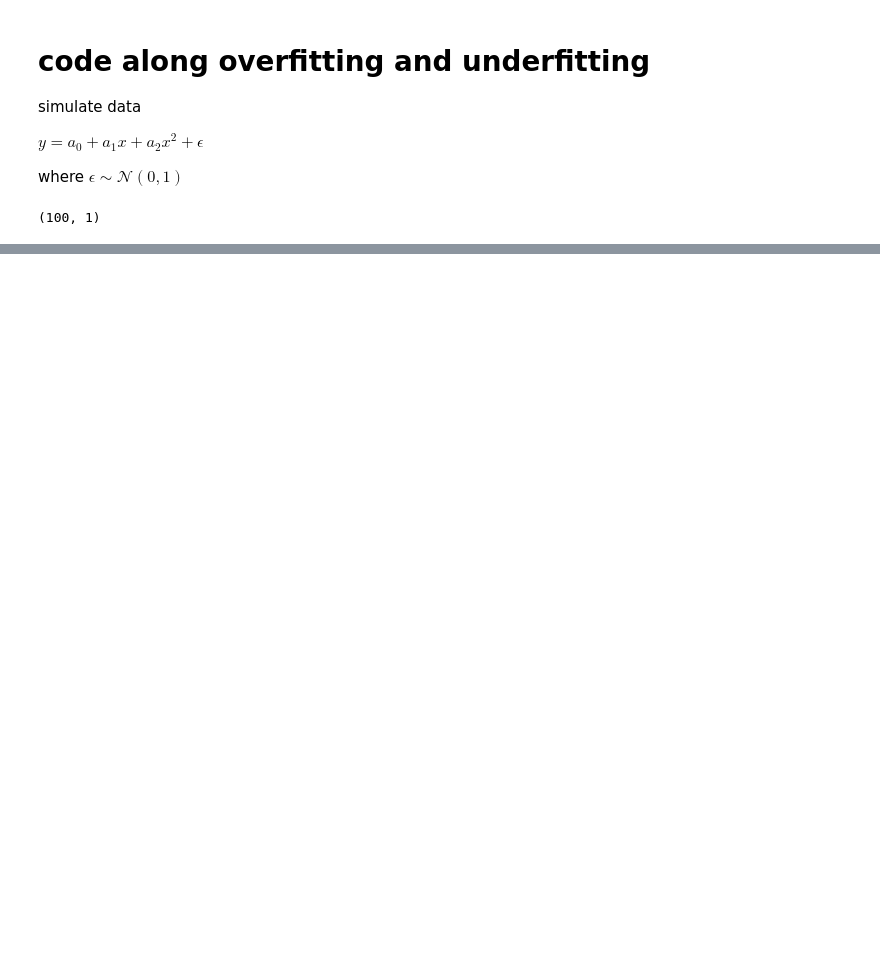
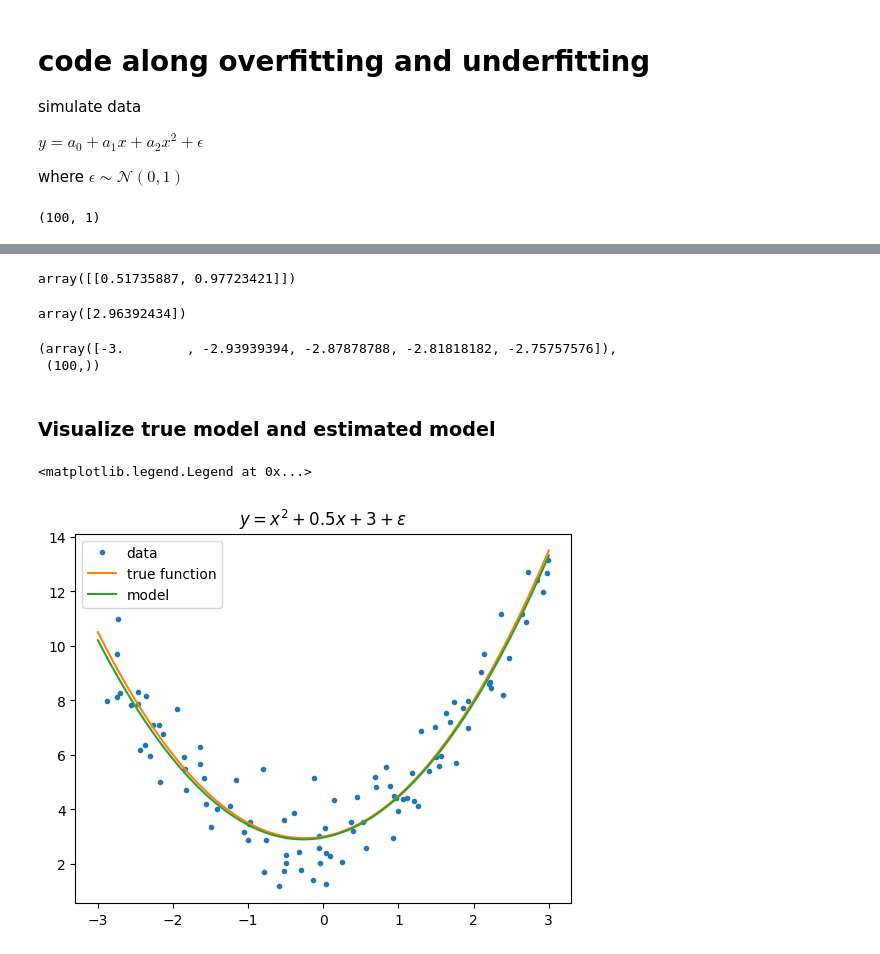
Before and after one commit to NoahEliasson/AI-Noah-Eliasson-OPA23, a Jupyter notebook: code_along/lec02_overfitting_underfitting.ipynb, the cells around one changed output, grey strips where cells are left out. Drawn from its saved outputs; the diff is of its cells as text; code cells hidden in the pictures; blank space fills up the shorter version.

```diff
--- a/code_along/lec02_overfitting_underfitting.ipynb
+++ b/code_along/lec02_overfitting_underfitting.ipynb
@@ -42,0 +52,8 @@ draw_data()
+# %%
+
+# Bias creates a new column with 1s but the LinearRegression() handels this
+poly = PolynomialFeatures(degree=2, include_bias=False)
+
+# from X ha [x1] -> now it has  [x1 x1^2]
+poly_features = poly.fit_transform(X)
+poly_features[:5], poly_features.shape
@@ -42,0 +76,33 @@ draw_data()
+# %%
+from sklearn.linear_model import LinearRegression
+
+model = LinearRegression()
+model.fit(poly_features, y)
+
+# estimated: a1, a2 from data, note that true value was a1=0.5, a2=1
+model.coef_
+# %% [output]
+array([[0.51735887, 0.97723421]])
+# %%
+# estimated a0 from data, note that true a0 = 3
+model.intercept_
+# %% [output]
+array([2.96392434])
+# %%
+# x is our linspace, its 1 dimensional so we need to reshape our x
+x[:5], x.shape
+# %% [output]
+(array([-3.        , -2.93939394, -2.87878788, -2.81818182, -2.75757576]),
+ (100,))
+# %% [markdown]
+### Visualize true model and estimated model
+# %%
+x_poly_features = poly.transform(x.reshape(-1, 1))
+y_pred = model.predict(x_poly_features)
+
+ax = draw_data()
+ax.plot(x, y_pred, label="model")
+ax.legend()
+# %% [output]
+<matplotlib.legend.Legend at 0x...>
+[figure, added]
```
Also changed, not shown: parts of 19 cells of this notebook, 1 other file.
